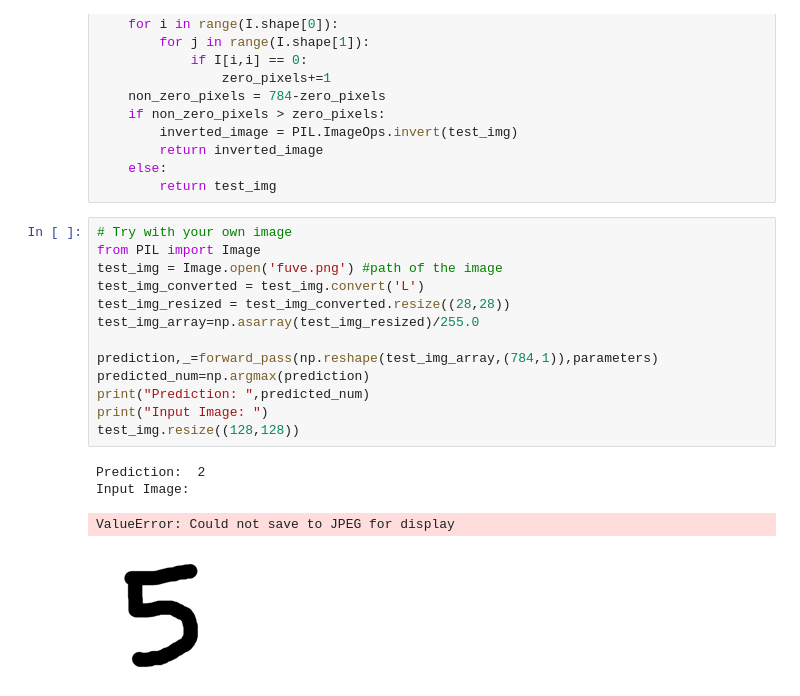
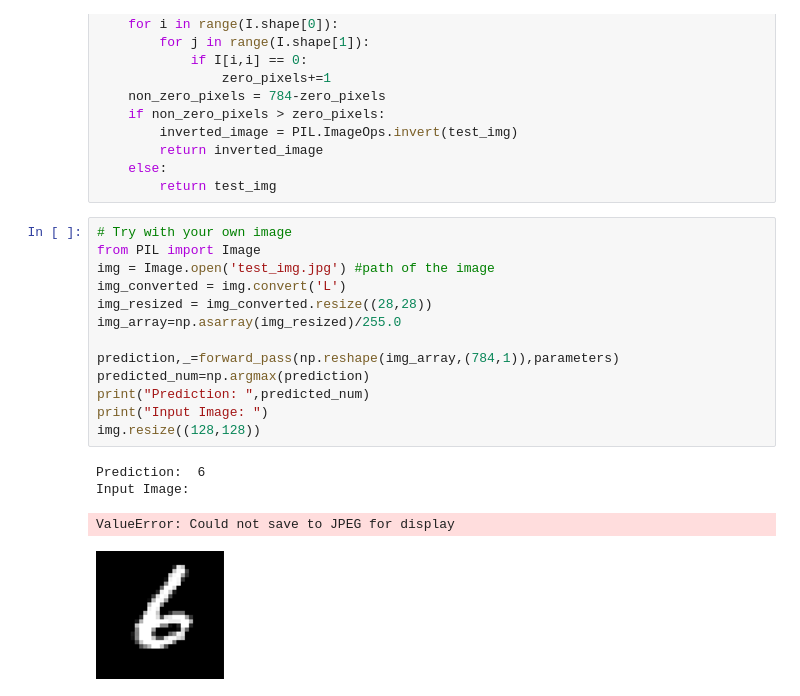
Before and after one commit to MGASALUCAS/Neural-Network-for-digits-recognition., a Jupyter notebook: main.ipynb, the cells around one changed output. Cells and saved outputs as stored; diff of their text form.

```diff
--- a/main.ipynb
+++ b/main.ipynb
@@ -260,18 +260,18 @@ def invert_image(test_img):
 # %%
 # Try with your own image
 from PIL import Image
-test_img = Image.open('fuve.png') #path of the image
-test_img_converted = test_img.convert('L')
-test_img_resized = test_img_converted.resize((28,28))
-test_img_array=np.asarray(test_img_resized)/255.0
+img = Image.open('test_img.jpg') #path of the image
+img_converted = img.convert('L')
+img_resized = img_converted.resize((28,28))
+img_array=np.asarray(img_resized)/255.0
 
-prediction,_=forward_pass(np.reshape(test_img_array,(784,1)),parameters)
+prediction,_=forward_pass(np.reshape(img_array,(784,1)),parameters)
 predicted_num=np.argmax(prediction)
 print("Prediction: ",predicted_num)
 print("Input Image: ")
-test_img.resize((128,128))
+img.resize((128,128))
 # %% [output]
-Prediction:  2
+Prediction:  6
 Input Image:
 ValueError: Could not save to JPEG for display
-[figure, old version]
+[figure, new version]
```
Also changed, not shown: 4 other files.
